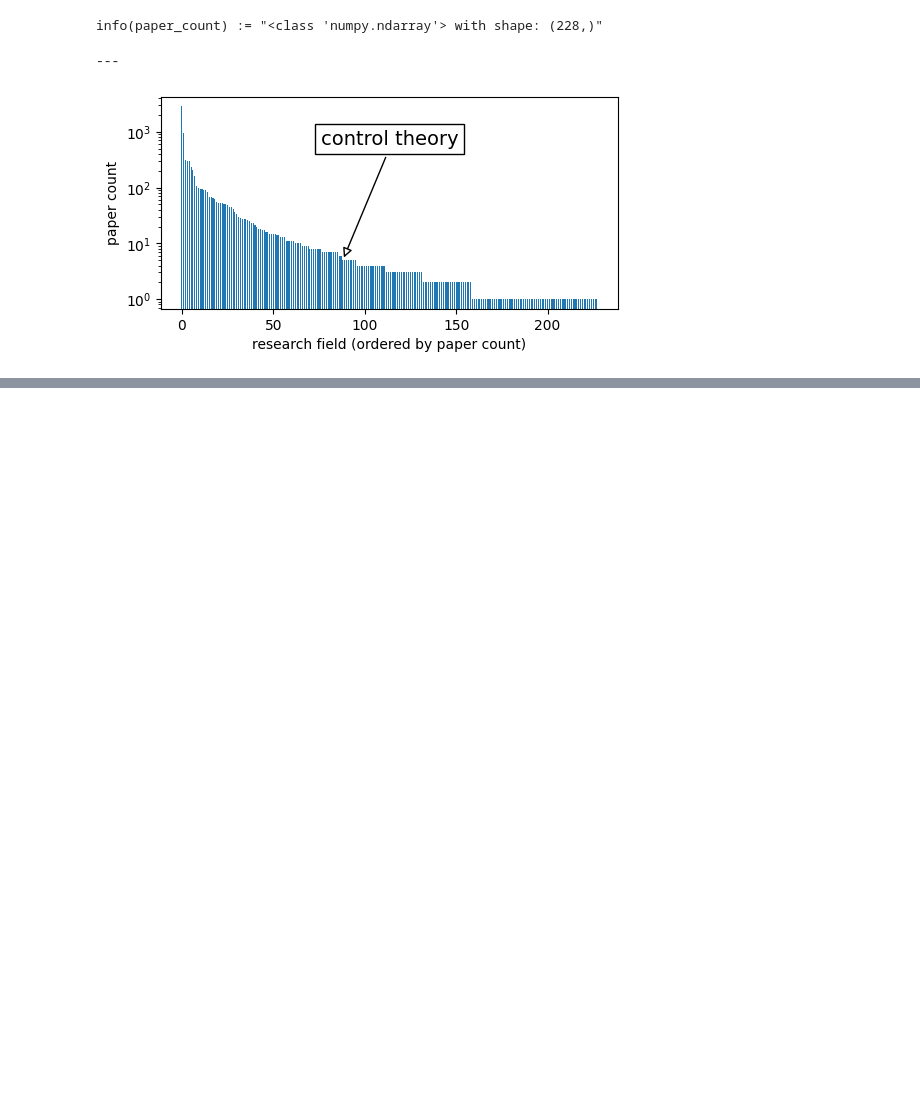
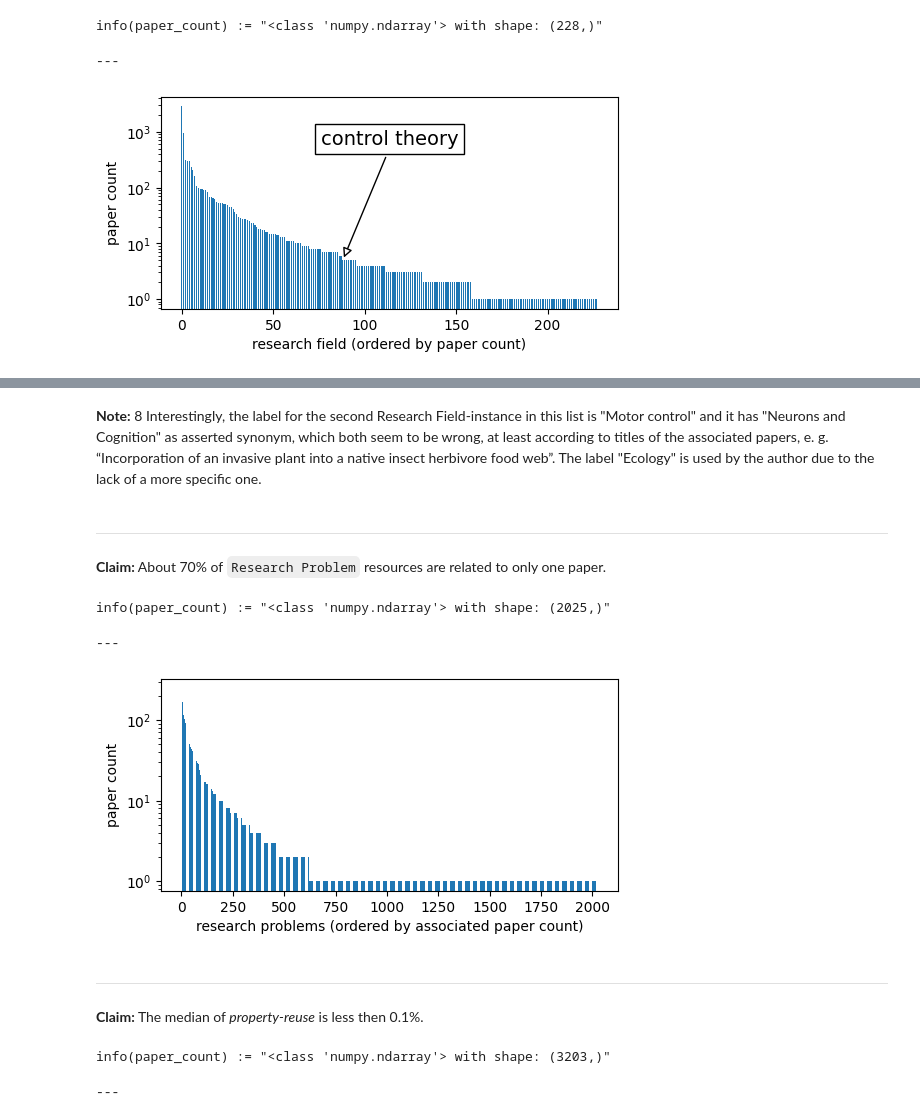
Before and after one commit to ackrep-org/orkg-interaction, a Jupyter notebook: orkg-statements.ipynb, the cells around one changed output, grey strips where cells are left out. Drawn from its saved outputs; the diff is of its cells as text; code cells hidden in the pictures; blank space fills up the shorter version.

```diff
--- a/orkg-statements.ipynb
+++ b/orkg-statements.ipynb
@@ -346,0 +361,47 @@ plt.show()
+# %% [markdown]
+**Note:** 8 Interestingly, the label for the second Research Field-instance in this list is "Motor control" and it has "Neurons and Cognition" as asserted synonym, which both seem to be wrong, at least according to titles of the associated papers, e. g. “Incorporation of an invasive plant into a native insect herbivore food web”. The label "Ecology" is used by the author due to the lack of a more specific one.
+# %% [markdown]
+---
+
+**Claim:** About 70% of `Research Problem` resources are related to only one paper.
+# %%
+qs = prefixes + """
+SELECT ?researchproblem ?researchproblemLabel (COUNT(?paper) AS ?paperCount)
+WHERE {
+  ?paper a orkgc:Paper. # ... is a paper
+  ?paper orkgp:P31 ?contribution.
+  ?contribution orkgp:P32 ?researchproblem.
+  ?researchproblem rdfs:label ?researchproblemLabel.
+
+}
+GROUP BY ?researchproblem ?researchproblemLabel
+ORDER BY DESC(?paperCount)
+LIMIT 10000
+"""
+sparql.setQuery(qs)
+ans = sparql.query().convert()
+q = ans["results"]["bindings"]
+
+flat_result_list = [{k: v["value"] for k, v in row.items()} for row in q]
+# %%
+df = pd.DataFrame(flat_result_list)
+paper_count = (df["paperCount"]).astype(int).to_numpy() ##:i
+# %% [output]
+info(paper_count) := "<class 'numpy.ndarray'> with shape: (2025,)"
+---
+# %%
+plt.figure(figsize=fs, dpi=100)
+n_fields = len(paper_count)
+plt.bar(np.arange(n_fields), paper_count, width=0.6)
+ax = plt.gca()
+ax.set_yscale('log')
+plt.ylabel("paper count")
+plt.xlabel("research problems (ordered by associated paper count)")
+
+plt.show()
+# %% [output]
+[figure, added]
+# %% [markdown]
+---
+
+**Claim:** The median of *property-reuse* is less then 0.1%.
@@ -346,0 +428,8 @@ plt.show()
+# %%
+df = pd.DataFrame(flat_result_list)
+paper_count = (df["paperCount"]).astype(int).to_numpy() ##:i
+paper_percentage = paper_count/np.max(paper_count) *100
+med = np.median(paper_percentage)
+# %% [output]
+info(paper_count) := "<class 'numpy.ndarray'> with shape: (3203,)"
+---
```
Also changed, not shown: parts of 27 cells of this notebook.
